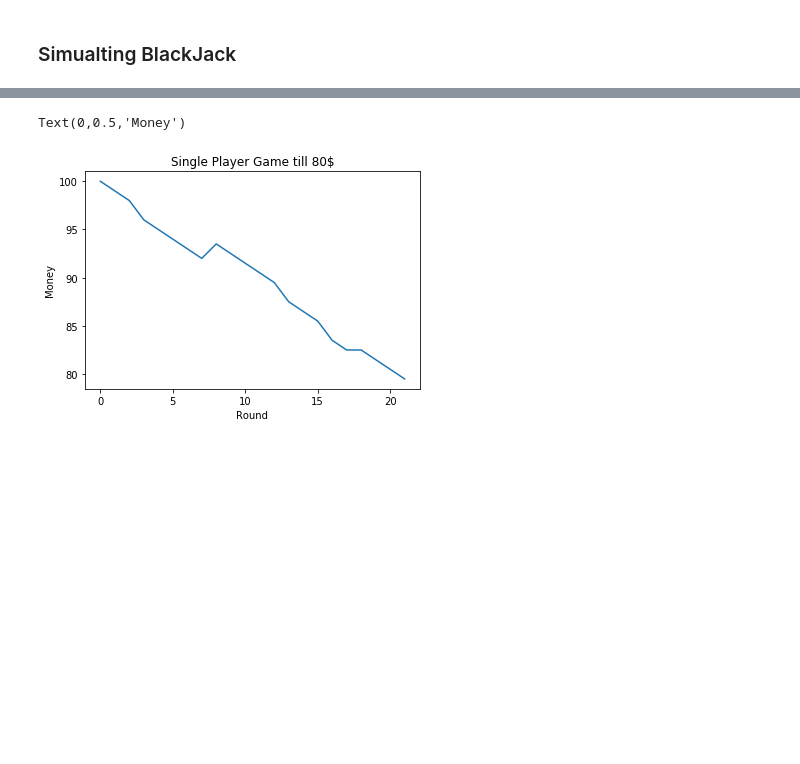
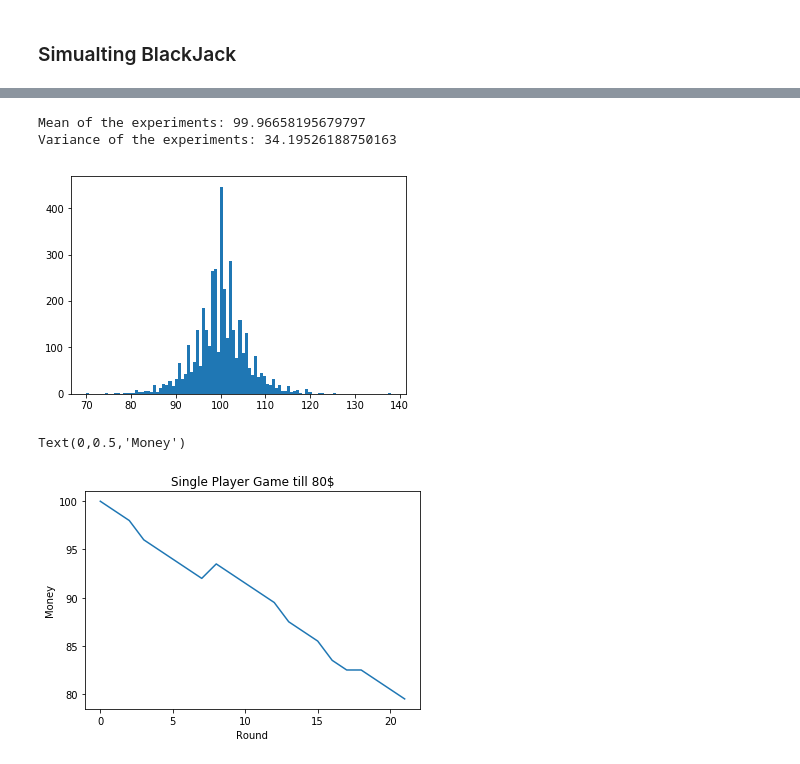
Before and after one commit to burakonal89/blackjack, a Jupyter notebook: blackjack.ipynb, the cells around one changed output, grey strips where cells are left out. Drawn from its saved outputs; the diff is of its cells as text; code cells hidden in the pictures; blank space fills up the shorter version.

Commit message:
bug fixed experiment first results

```diff
--- a/blackjack.ipynb
+++ b/blackjack.ipynb
@@ -37,3 +42,12 @@ game.play_game()
+# %%
+# last_m = np.array(last_m)
+print("Mean of the experiments: {}".format(last_m.mean()))
+print("Variance of the experiments: {}".format(last_m.var()))
+fig = plt.hist(last_m, bins=100)
+# %% [output]
+Mean of the experiments: 99.96658195679797
+Variance of the experiments: 34.19526188750163
+[figure, added]
 # %%
 game = Game(1, 100, 1, 8, "warning")
 money = []
```
Also changed, not shown: parts of 3 cells of this notebook.
